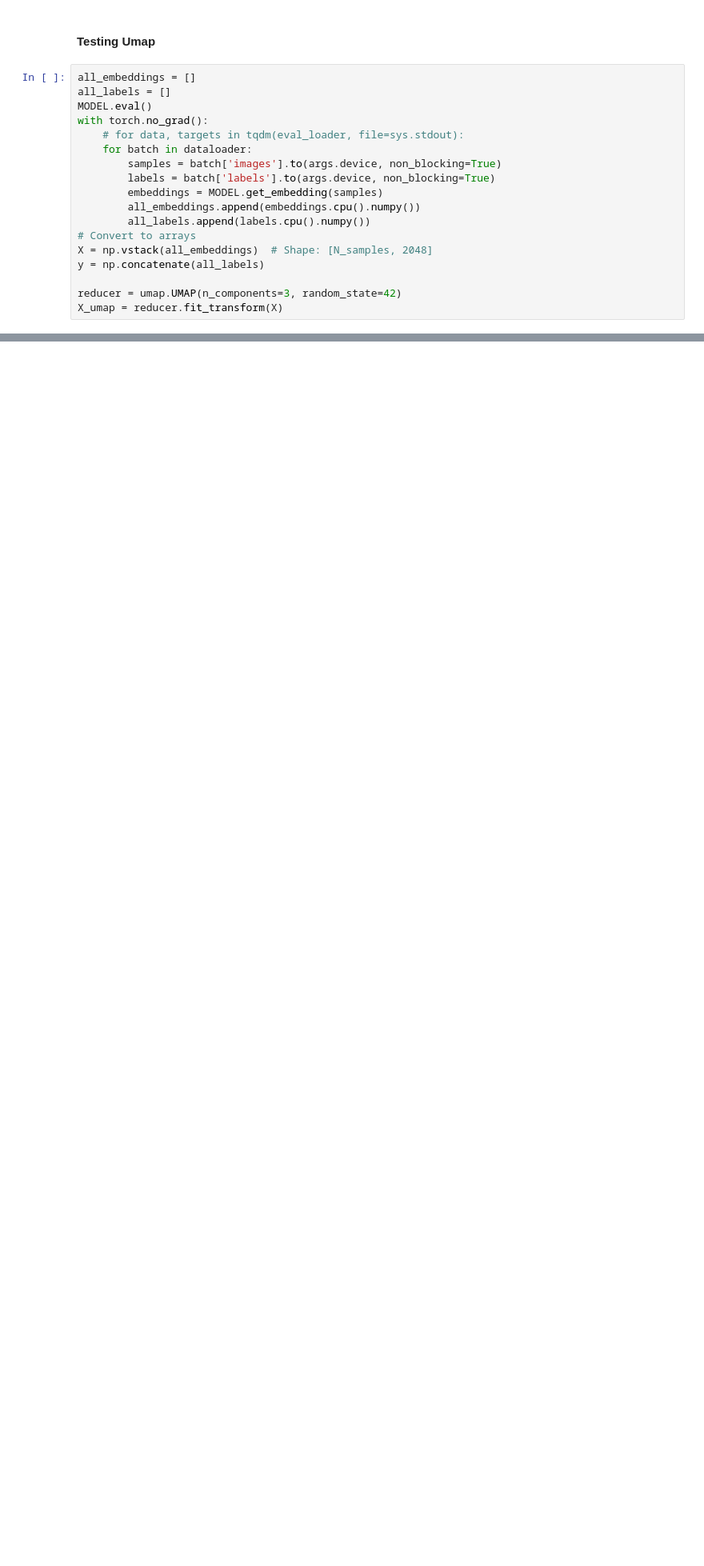
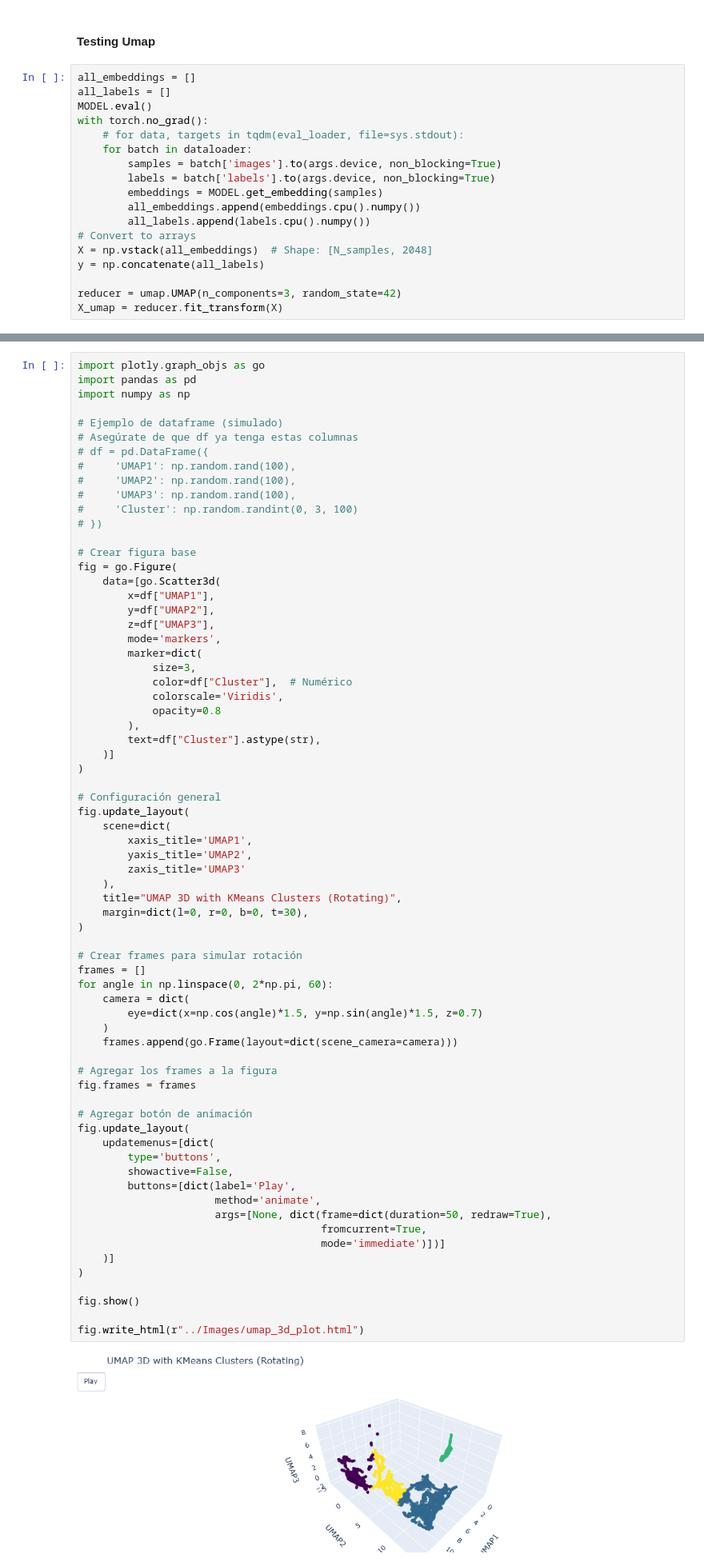
Before and after one commit to rauletepawa/Species_Distribution_Modeling, a Jupyter notebook: code/1991-2017_model_predictions.ipynb, the cells around one changed output, grey strips where cells are left out. Shown at 80% size. Saved outputs shown, nothing was run; the diff lists cells and outputs as text; blank space fills up the shorter version.

```diff
--- a/code/1991-2017_model_predictions.ipynb
+++ b/code/1991-2017_model_predictions.ipynb
@@ -974,0 +989,71 @@ plt.show()
+# %%
+import plotly.graph_objs as go
+import pandas as pd
+import numpy as np
+
+# Ejemplo de dataframe (simulado)
+# Asegúrate de que df ya tenga estas columnas
+# df = pd.DataFrame({
+#     'UMAP1': np.random.rand(100),
+#     'UMAP2': np.random.rand(100),
+#     'UMAP3': np.random.rand(100),
+#     'Cluster': np.random.randint(0, 3, 100)
+# })
+
+# Crear figura base
+fig = go.Figure(
+    data=[go.Scatter3d(
+        x=df["UMAP1"],
+        y=df["UMAP2"],
+        z=df["UMAP3"],
+        mode='markers',
+        marker=dict(
+            size=3,
+            color=df["Cluster"],  # Numérico
+            colorscale='Viridis',
+            opacity=0.8
+        ),
+        text=df["Cluster"].astype(str),
+    )]
+)
+
+# Configuración general
+fig.update_layout(
+    scene=dict(
+        xaxis_title='UMAP1',
+        yaxis_title='UMAP2',
+        zaxis_title='UMAP3'
+    ),
+    title="UMAP 3D with KMeans Clusters (Rotating)",
+    margin=dict(l=0, r=0, b=0, t=30),
+)
+
+# Crear frames para simular rotación
+frames = []
+for angle in np.linspace(0, 2*np.pi, 60):
+    camera = dict(
+        eye=dict(x=np.cos(angle)*1.5, y=np.sin(angle)*1.5, z=0.7)
+    )
+    frames.append(go.Frame(layout=dict(scene_camera=camera)))
+
+# Agregar los frames a la figura
+fig.frames = frames
+
+# Agregar botón de animación
+fig.update_layout(
+    updatemenus=[dict(
+        type='buttons',
+        showactive=False,
+        buttons=[dict(label='Play',
+                      method='animate',
+                      args=[None, dict(frame=dict(duration=50, redraw=True),
+                                       fromcurrent=True,
+                                       mode='immediate')])]
+    )]
+)
+
+fig.show()
+
+fig.write_html(r"../Images/umap_3d_plot.html")
+# %% [output]
+[figure, added]
```
Also changed, not shown: parts of 15 cells of this notebook, 6 other files.
